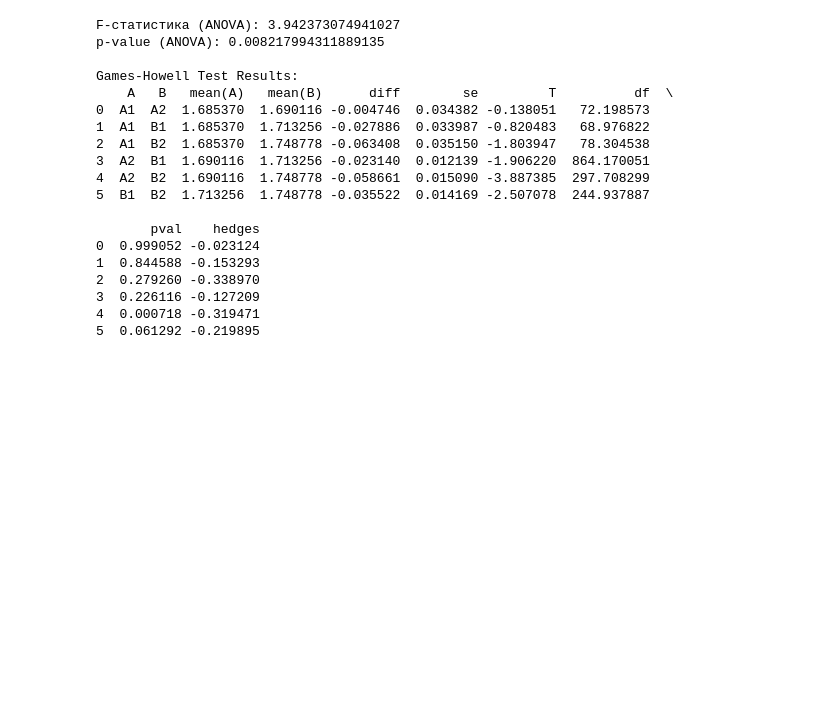
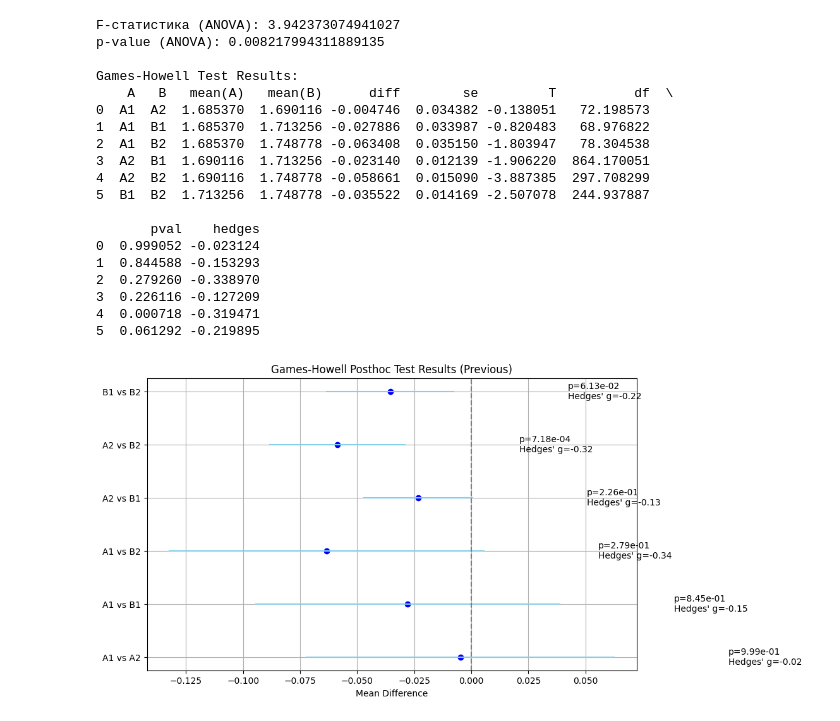
Before and after one commit to Vakhranev/MDB, a Jupyter notebook: Геймс-Хауэлл для количества морфем.ipynb, the cells around one changed output. Drawn from its saved outputs; the diff is of its cells as text; code cells hidden in the pictures; blank space fills up the shorter version.

```diff
--- a/Геймс-Хауэлл для количества морфем.ipynb
+++ b/Геймс-Хауэлл для количества морфем.ipynb
@@ -115,3 +115,46 @@ Games-Howell Test Results:
 3  0.226116 -0.127209
 4  0.000718 -0.319471
 5  0.061292 -0.219895
+# %%
+import matplotlib.pyplot as plt
+import numpy as np
+import pandas as pd
+
+# Результаты теста Геймса-Хауэла
+games_howell_result_previous = pd.DataFrame({
+    'A': ['A1', 'A1', 'A1', 'A2', 'A2', 'B1'],
+    'B': ['A2', 'B1', 'B2', 'B1', 'B2', 'B2'],
+    'mean(A)': [1.685370, 1.685370, 1.685370, 1.690116, 1.690116, 1.713256],
+    'mean(B)': [1.690116, 1.713256, 1.748778, 1.713256, 1.748778, 1.748778],
+    'diff': [-0.004746, -0.027886, -0.063408, -0.023140, -0.058661, -0.035522],
+    'se': [0.034382, 0.033987, 0.035150, 0.012139, 0.015090, 0.014169],
+    'T': [-0.138051, -0.820483, -1.803947, -1.906220, -3.887385, -2.507078],
+    'df': [72.198573, 68.976822, 78.304538, 864.170051, 297.708299, 244.937887],
+    'pval': [0.999052, 0.844588, 0.279260, 0.226116, 0.000718, 0.061292],
+    'hedges': [-0.023124, -0.153293, -0.338970, -0.127209, -0.319471, -0.219895]
+})
+
+# Расчет доверительных интервалов
+z_score = 1.96
+conf_intervals_previous = [
+    (md - z_score * s, md + z_score * s) for md, s in zip(games_howell_result_previous['diff'], games_howell_result_previous['se'])
+]
+
+# Построение графика
+plt.figure(figsize=(10, 6))
+for i, (group, ci, p, h) in enumerate(
+    zip(games_howell_result_previous['A'] + ' vs ' + games_howell_result_previous['B'], conf_intervals_previous, games_howell_result_previous['pval'], games_howell_result_previous['hedges'])
+):
+    plt.plot(ci, [i, i], color="skyblue")
+    plt.scatter(games_howell_result_previous['diff'].iloc[i], i, color="blue")
+    plt.text(ci[1] + 0.05, i, f"p={p:.2e}\nHedges' g={h:.2f}", va='center')
+
+# Элементы оформления
+plt.yticks(range(len(games_howell_result_previous)), games_howell_result_previous['A'] + ' vs ' + games_howell_result_previous['B'])
+plt.axvline(0, color='grey', linestyle='--')
+plt.xlabel("Mean Difference")
+plt.title("Games-Howell Posthoc Test Results (Previous)")
+plt.grid(True)
+plt.show()
+# %% [output]
+[figure, added]
```
Also changed, not shown: parts of 1 cell of this notebook.
